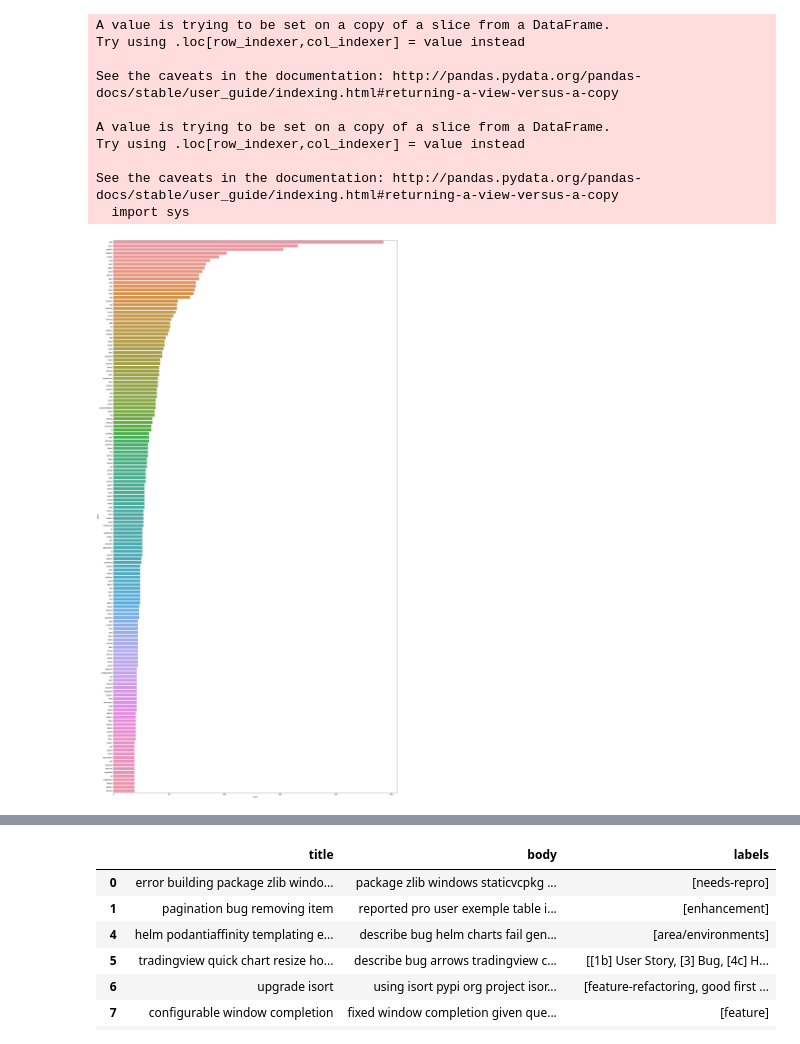
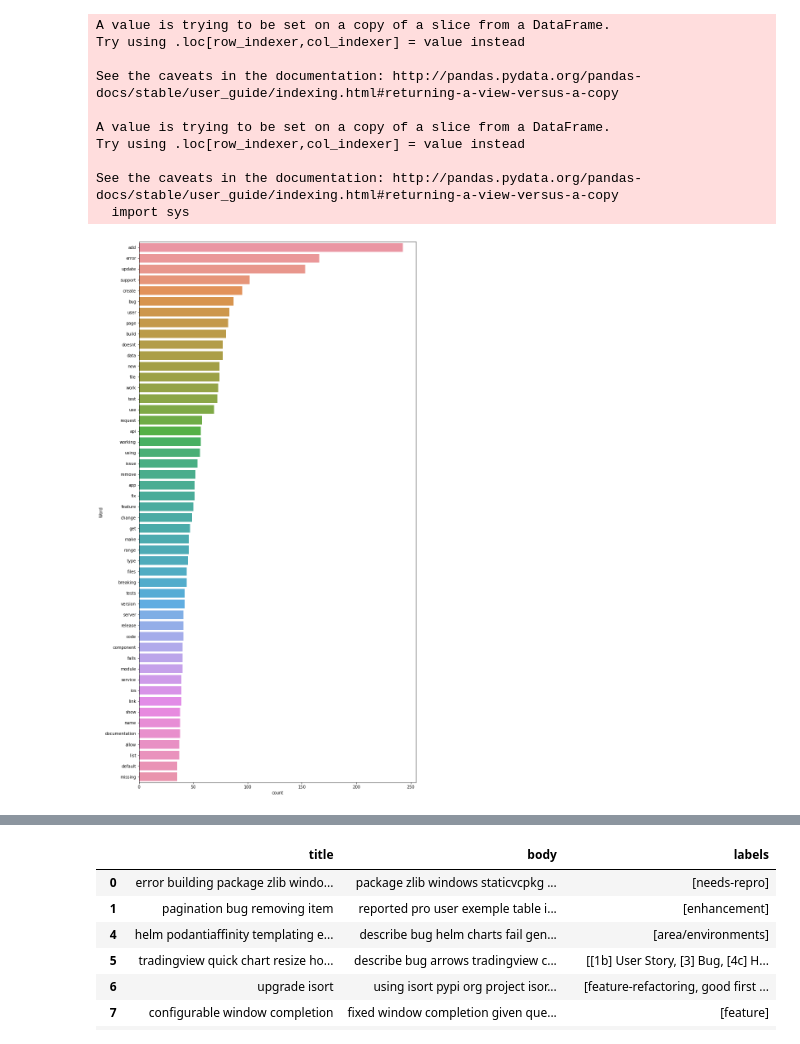
Before and after one commit to fyprjgroup3/FY_project, a Jupyter notebook: Labelizer_nbv2.ipynb, the cells around one changed output, grey strips where cells are left out. Saved outputs shown, nothing was run; the diff lists cells and outputs as text; code cells hidden in the pictures.

```diff
--- a/Labelizer_nbv2.ipynb
+++ b/Labelizer_nbv2.ipynb
@@ -276,12 +252,12 @@ def freq_words(x, terms = 30):
   d = words_df.nlargest(columns="count", n = terms)
 
   # visualize words and frequencies
-  plt.figure(figsize=(30,60))
+  plt.figure(figsize=(12,24))
   ax = sns.barplot(data=d, x= "count", y = "word")
   ax.set(ylabel = 'Word')
   plt.show()
 
-# print 150 most frequent words
-freq_words(prc_dset['body'], 150)
+# print 50 most frequent words
+freq_words(prc_dset['body'], 50)
 # Denotes many stopwords are present in title and body
 # %% [output]
@@ -317,7 +293,7 @@ See the caveats in the documentation: http://pandas.pydata.org/pandas-docs/stabl
   import sys
 # %%
 #Frequency of common words now showing some relevant words
-freq_words(prc_dset['title'], 150)
+freq_words(prc_dset['title'], 50)
 # %% [output]
-[figure, old version]
+[figure, new version]
 # %%
```
Also changed, not shown: parts of 18 cells of this notebook.
